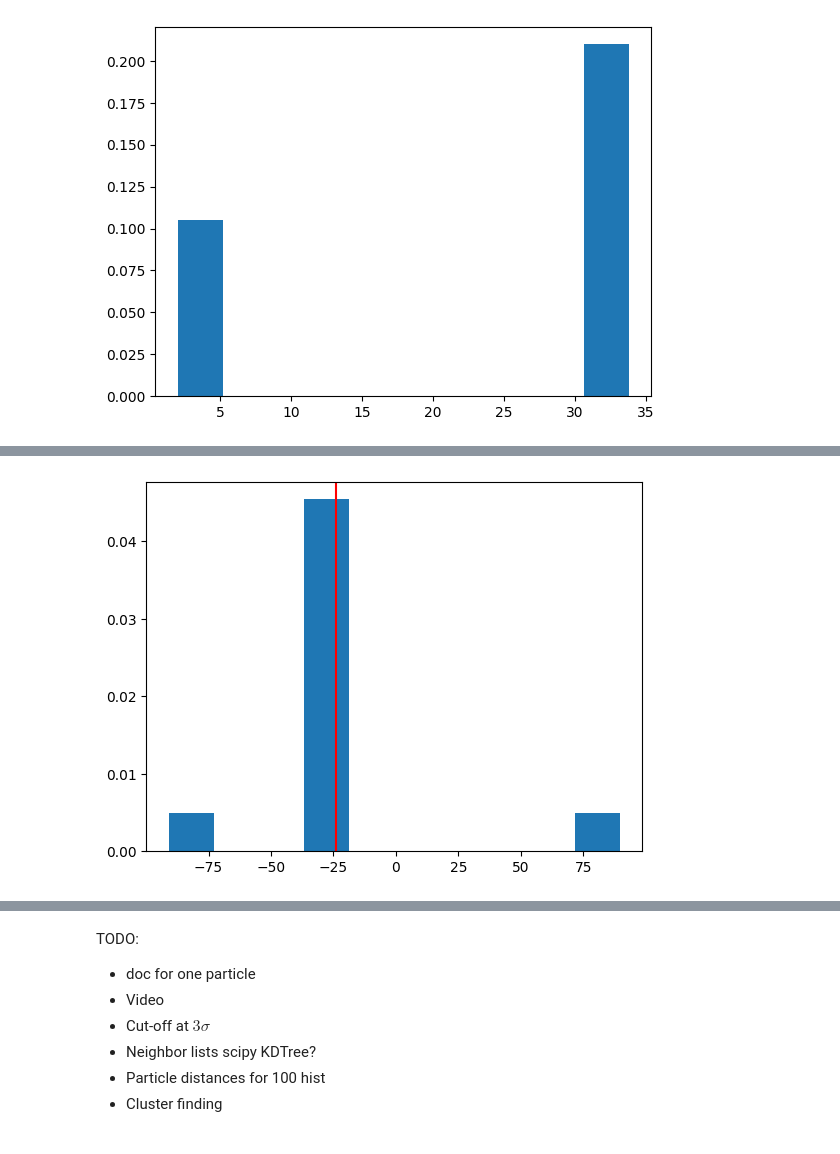
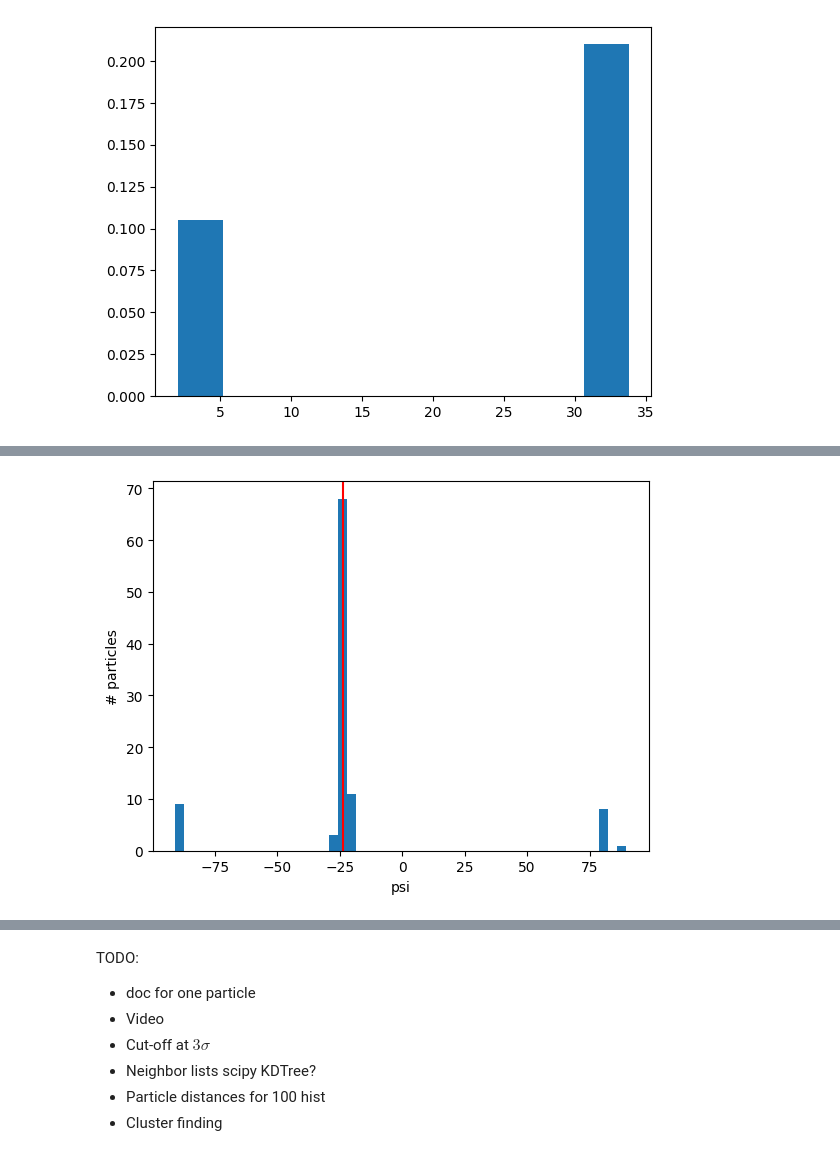
Before and after one commit to dzinty/microswimmers, a Jupyter notebook: many_swimmers_euler.ipynb, the cells around one changed output, grey strips where cells are left out. Drawn from its saved outputs; the diff is of its cells as text; code cells hidden in the pictures.

```diff
--- a/many_swimmers_euler.ipynb
+++ b/many_swimmers_euler.ipynb
@@ -74,0 +89,11 @@ def plot_state(coords):
+# %%
+def plot_angle(sol, bins):
+    psi = np.arctan2(sol[:, -1, 1], sol[:, -1, 0]) * 180 / np.pi
+
+    phi_star = np.arcsin(2 * A * beta) * 180 / np.pi
+    plt.axvline(phi_star, color = 'r')
+
+    plt.hist(psi,  bins = bins, density=False);
+    plt.xlabel(f'psi')
+    plt.ylabel(f'# particles')
+    plt.show()
@@ -485,9 +489,4 @@ plt.hist(dist[np.triu_indices(N, k = 1)],  density=True);
 # %%
-psi = np.arctan2(Rs_sol_noisy[:, -1, 1], Rs_sol_noisy[:, -1, 0]) * 180 / np.pi
-
-phi_star = np.arcsin(2 * A * beta) * 180 / np.pi
-plt.axvline(phi_star, color = 'r')
-
-plt.hist(psi,  density=True);
+plot_angle(Rs_sol_noisy, 50)
 # %% [output]
-[figure, old version]
+[figure, new version]
```
Also changed, not shown: parts of 13 cells of this notebook.
